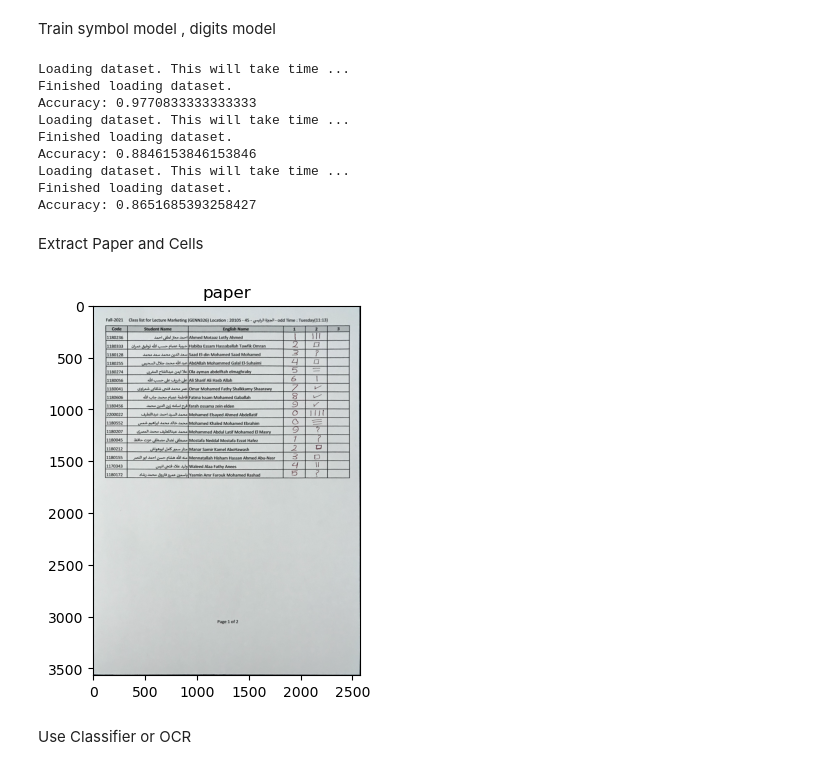
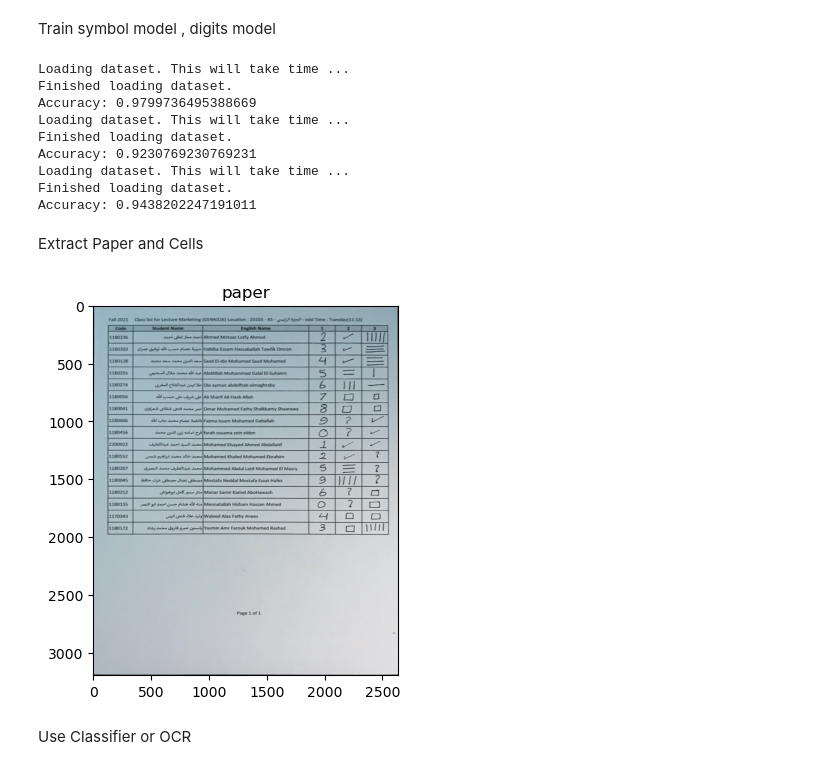
Before and after one commit to 3mr-mahmoud/grades-auto-filler, a Jupyter notebook: src/pipeline.ipynb, the cells around one changed output. Cells and saved outputs as stored; diff of their text form; code cells hidden in the pictures.

Commit message:
improve train

```diff
--- a/src/pipeline.ipynb
+++ b/src/pipeline.ipynb
@@ -18,27 +18,27 @@ Train symbol model , digits model
 # %%
 from gradeSheet.classifier.train import train
 
-digitsModel = train('../../../Dataset/Training Set/digits_dataset')
+digitsModel = train('../../../Dataset/Training Set/digits_dataset2')
 symbolsModel = train('../../../Dataset/Training Set/symbols_dataset')
 allModel = train('../../../Dataset/Training Set/all_dataset')
 # %% [output]
 Loading dataset. This will take time ...
 Finished loading dataset.
-Accuracy: 0.9770833333333333
+Accuracy: 0.9799736495388669
 Loading dataset. This will take time ...
 Finished loading dataset.
-Accuracy: 0.8846153846153846
+Accuracy: 0.9230769230769231
 Loading dataset. This will take time ...
 Finished loading dataset.
-Accuracy: 0.8651685393258427
+Accuracy: 0.9438202247191011
 # %% [markdown]
 Extract Paper and Cells
 # %%
-paper = extract_paper('1.jpg')
+paper = extract_paper('../Dataset/Grade Sheet/6.jpg')
 show_images([paper], ['paper'])
 df, rows, cols = extract_cells(paper)
 # %% [output]
-[figure, old version]
+[figure, new version]
 # %% [markdown]
 Use Classifier or OCR
 # %%
```
Also changed, not shown: parts of 1 cell of this notebook, 3 other files.
